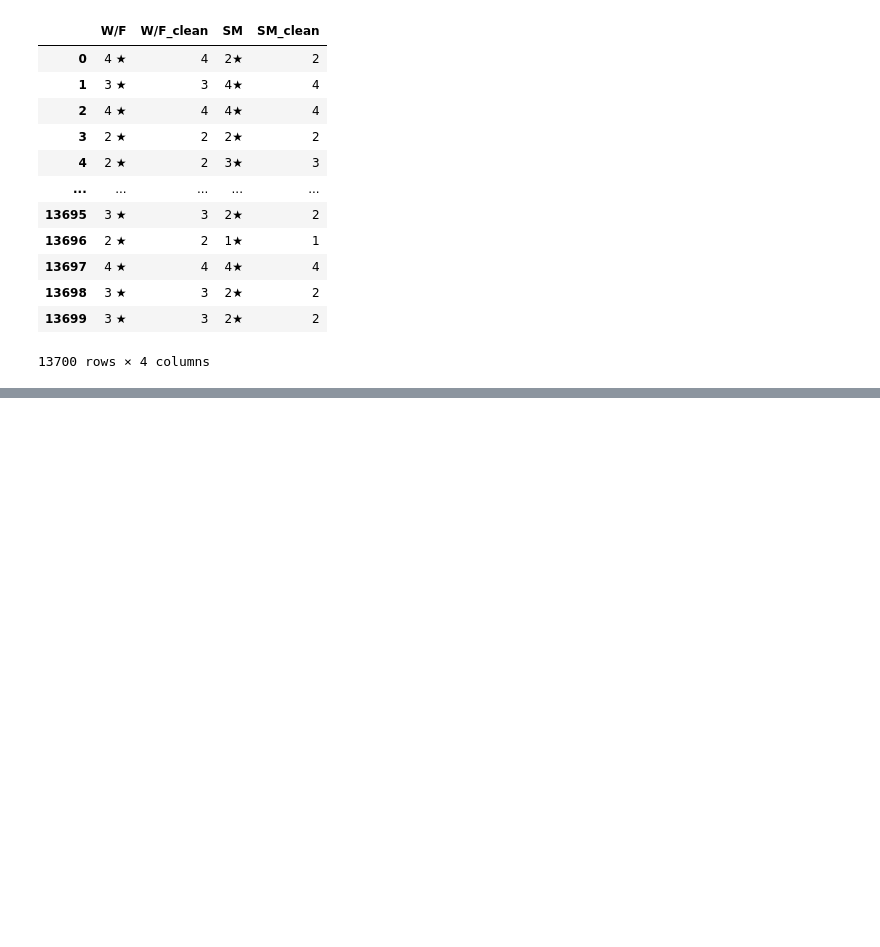
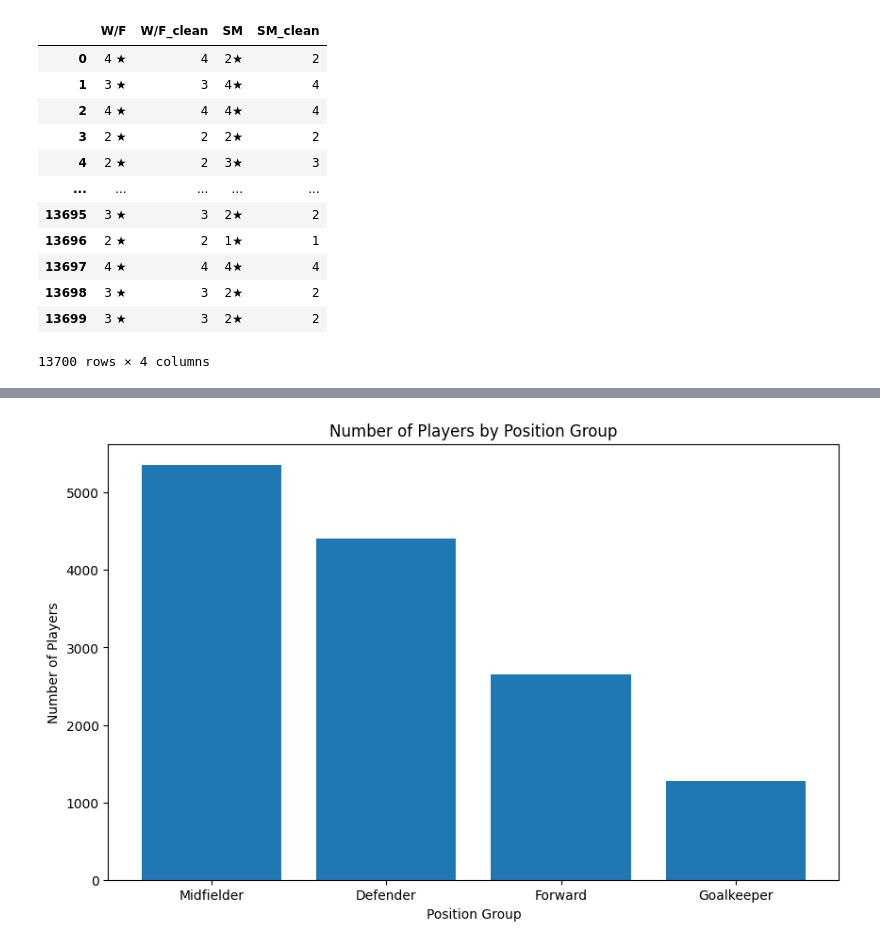
Before and after one commit to marcoandresv/fifa_exercise, a Jupyter notebook: Ejercicios_fifa_Limpieza_analisis_datos.ipynb, the cells around one changed output, grey strips where cells are left out. Drawn from its saved outputs; the diff is of its cells as text; code cells hidden in the pictures; blank space fills up the shorter version.

```diff
--- a/Ejercicios_fifa_Limpieza_analisis_datos.ipynb
+++ b/Ejercicios_fifa_Limpieza_analisis_datos.ipynb
@@ -101,9 +128,10 @@ df_fifa[columns_to_convert].head()
 # %%
-import re
 
 def clean_plus(s):
     s = re.split(r'\+', s)[0]
     return int(s.strip())
 
-for data in columns_to_convert:
-    df_fifa[[data + "_clean" for data in columns_to_convert]] = df_fifa[columns_to_convert].applymap(clean_plus)
+for col in columns_to_convert:
+    df_fifa[col + '_clean'] = df_fifa[col].map(clean_plus)
+
+df_fifa.head()
@@ -157,0 +239,21 @@ df_fifa[["W/F", "W/F_clean", "SM", "SM_clean"]]
+# %%
+def clean_money_values(value):
+    if pd.isna(value):
+        return None
+
+    # removes the EUR symbol
+    value = value.replace('€', '')
+
+    if 'M' in value: #millions convertion
+        return float(value.replace('M', '')) * 1000000
+    elif 'K' in value: #thousands
+        return float(value.replace('K', '')) * 1000
+    else:
+        try:
+            return float(value)
+        except:
+            return None
+
+df_fifa["Value_EUR"] = df_fifa["Value"].apply(clean_money_values)
+df_fifa["Wage_EUR"] = df_fifa["Wage"].apply(clean_money_values)
+df_fifa[["Wage_EUR", "Value_EUR"]]
@@ -157,0 +301,10 @@ df_fifa[["W/F", "W/F_clean", "SM", "SM_clean"]]
+# %%
+plt.figure(figsize=(10, 6))
+position_counts = df_fifa['Position_Group'].value_counts()
+plt.bar(position_counts.index, position_counts.values)
+plt.title('Number of Players by Position Group')
+plt.ylabel('Number of Players')
+plt.xlabel('Position Group')
+plt.show()
+# %% [output]
+[figure, added]
```
Also changed, not shown: parts of 17 cells of this notebook.
